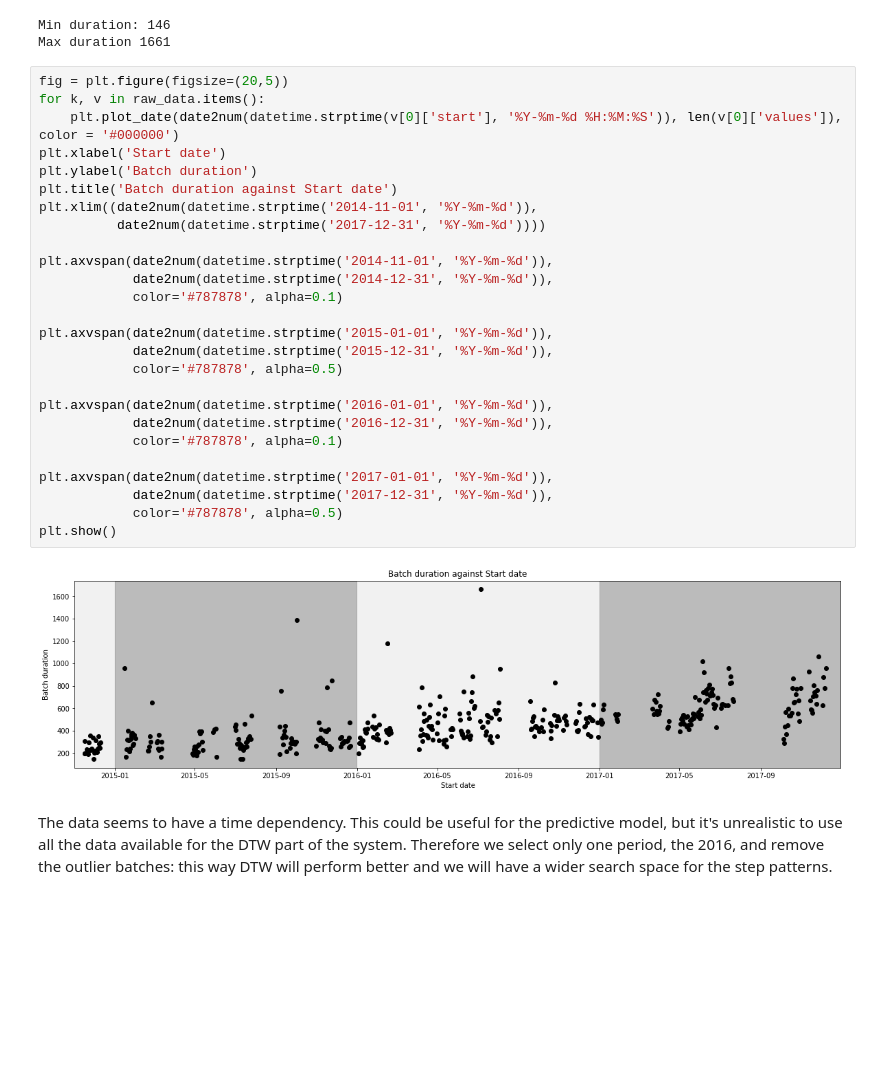
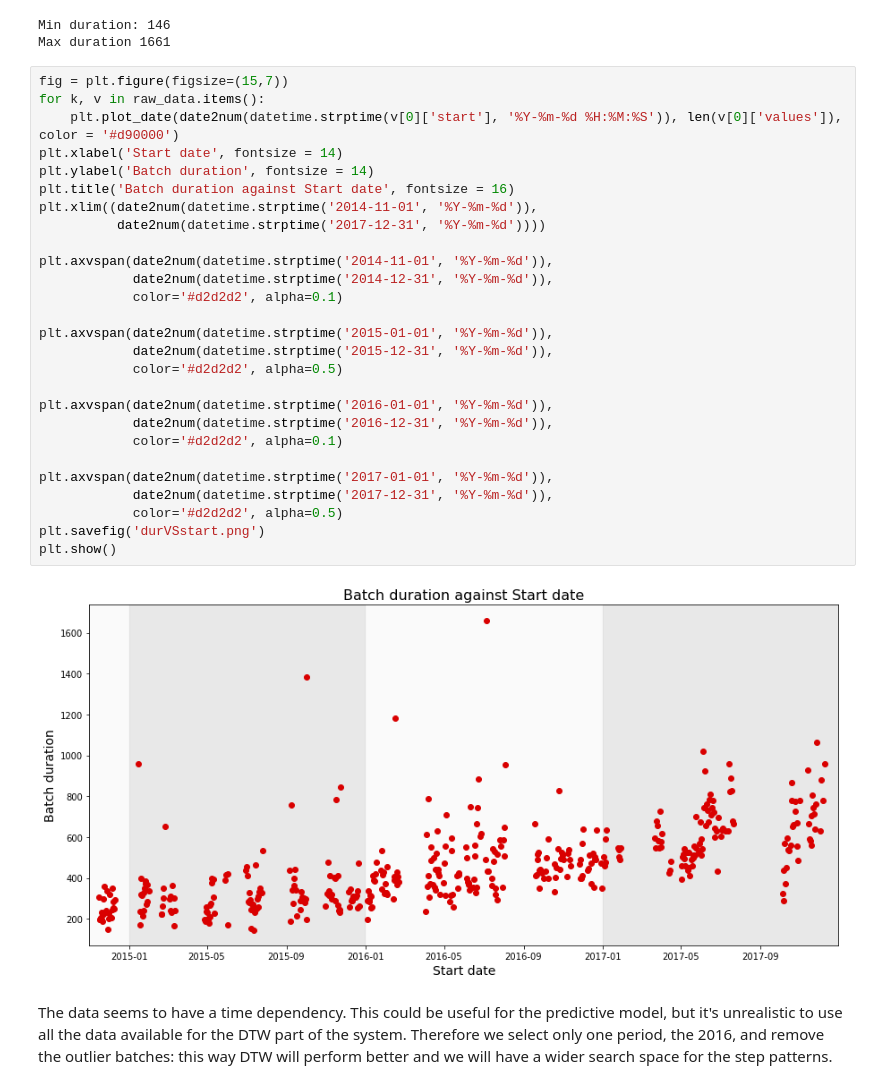
Before and after one commit to polkox928/pgdtw, a Jupyter notebook: final/real_experiment/real_exp2016.ipynb, the cells around one changed output. Drawn from its saved outputs; the diff is of its cells as text; blank space fills up the shorter version.

Commit message:
Presentation started

```diff
--- a/final/real_experiment/real_exp2016.ipynb
+++ b/final/real_experiment/real_exp2016.ipynb
@@ -30,33 +30,34 @@ print("Min duration: %d\nMax duration %d"\
 Min duration: 146
 Max duration 1661
 # %%
-fig = plt.figure(figsize=(20,5))
+fig = plt.figure(figsize=(15,7))
 for k, v in raw_data.items():
-    plt.plot_date(date2num(datetime.strptime(v[0]['start'], '%Y-%m-%d %H:%M:%S')), len(v[0]['values']), color = '#000000')
-plt.xlabel('Start date')
-plt.ylabel('Batch duration')
-plt.title('Batch duration against Start date')
+    plt.plot_date(date2num(datetime.strptime(v[0]['start'], '%Y-%m-%d %H:%M:%S')), len(v[0]['values']), color = '#d90000')
+plt.xlabel('Start date', fontsize = 14)
+plt.ylabel('Batch duration', fontsize = 14)
+plt.title('Batch duration against Start date', fontsize = 16)
 plt.xlim((date2num(datetime.strptime('2014-11-01', '%Y-%m-%d')),
           date2num(datetime.strptime('2017-12-31', '%Y-%m-%d'))))
 
 plt.axvspan(date2num(datetime.strptime('2014-11-01', '%Y-%m-%d')),
             date2num(datetime.strptime('2014-12-31', '%Y-%m-%d')),
-            color='#787878', alpha=0.1)
+            color='#d2d2d2', alpha=0.1)
 
 plt.axvspan(date2num(datetime.strptime('2015-01-01', '%Y-%m-%d')),
             date2num(datetime.strptime('2015-12-31', '%Y-%m-%d')),
-            color='#787878', alpha=0.5)
+            color='#d2d2d2', alpha=0.5)
 
 plt.axvspan(date2num(datetime.strptime('2016-01-01', '%Y-%m-%d')),
             date2num(datetime.strptime('2016-12-31', '%Y-%m-%d')),
-            color='#787878', alpha=0.1)
+            color='#d2d2d2', alpha=0.1)
 
 plt.axvspan(date2num(datetime.strptime('2017-01-01', '%Y-%m-%d')),
             date2num(datetime.strptime('2017-12-31', '%Y-%m-%d')),
-            color='#787878', alpha=0.5)
+            color='#d2d2d2', alpha=0.5)
+plt.savefig('durVSstart.png')
 plt.show()
 # %% [output]
-[figure, old version]
+[figure, new version]
 # %% [markdown]
 The data seems to have a time dependency. This could be useful for the predictive model, but it's unrealistic to use all the data available for the DTW part of the system. Therefore we select only one period, the 2016, and remove the outlier batches: this way DTW will perform better and we will have a wider search space for the step patterns.
 # %%
```
Also changed, not shown: 2 other files.
